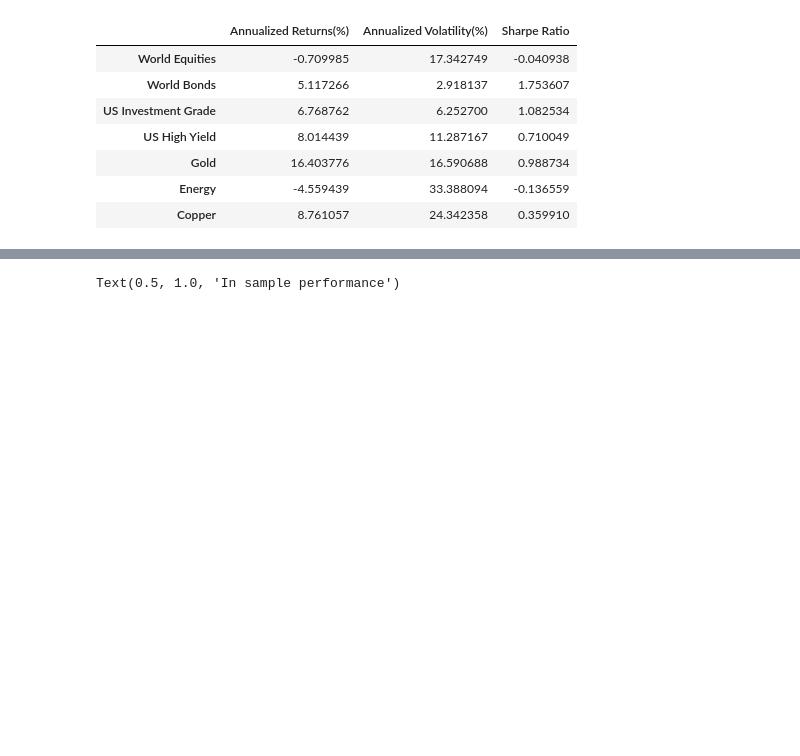
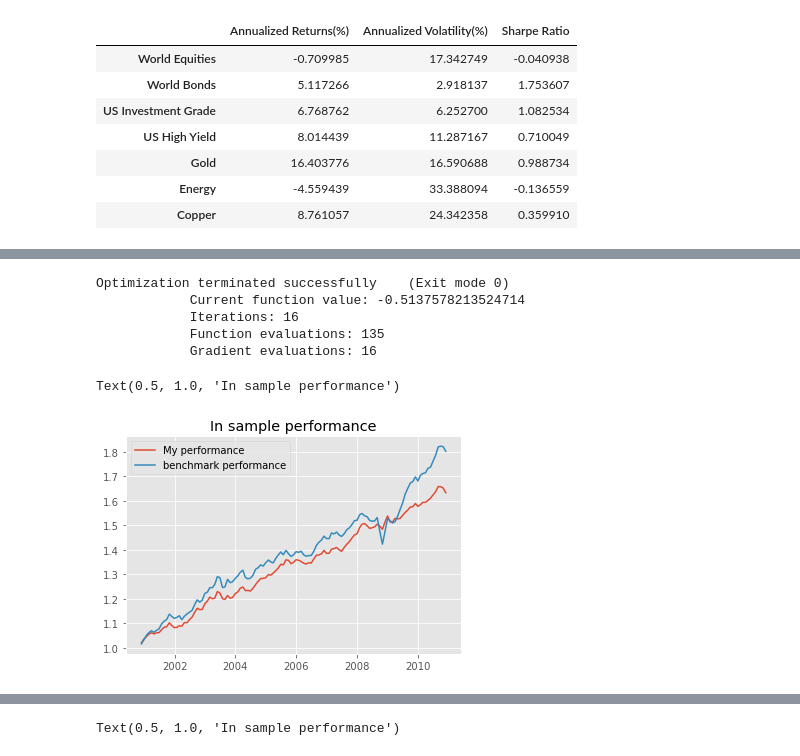
Before and after one commit to GuillaumePv/Quantitative-asset-risk-management-course, a Jupyter notebook: A2/main_A2.ipynb, the cells around one changed output, grey strips where cells are left out. Saved outputs shown, nothing was run; the diff lists cells and outputs as text; code cells hidden in the pictures; blank space fills up the shorter version.

```diff
--- a/A2/main_A2.ipynb
+++ b/A2/main_A2.ipynb
@@ -244,0 +239,19 @@ Optimization terminated successfully    (Exit mode 0)
+# %%
+return_insample_all = (np.log(df_insample)-np.log(df_insample.shift(1))).dropna()
+opt = Optimizer(return_insample_all,return_insample_all.shape[1],opt='SK')
+
+pnl = np.cumprod(1+(return_insample_all.dot(opt.x)))
+ben_perf = np.cumprod(1+(return_insample_all.dot([0,0.5,0.5,0,0,0,0])))
+
+plt.plot(pnl)
+plt.plot(ben_perf)
+plt.legend(['My performance','benchmark performance'])
+plt.title(f'In sample performance')
+# %% [output]
+Optimization terminated successfully    (Exit mode 0)
+            Current function value: -0.5137578213524714
+            Iterations: 16
+            Function evaluations: 135
+            Gradient evaluations: 16
+Text(0.5, 1.0, 'In sample performance')
+[figure, added]
```
Also changed, not shown: parts of 6 cells of this notebook, 1 other file.
